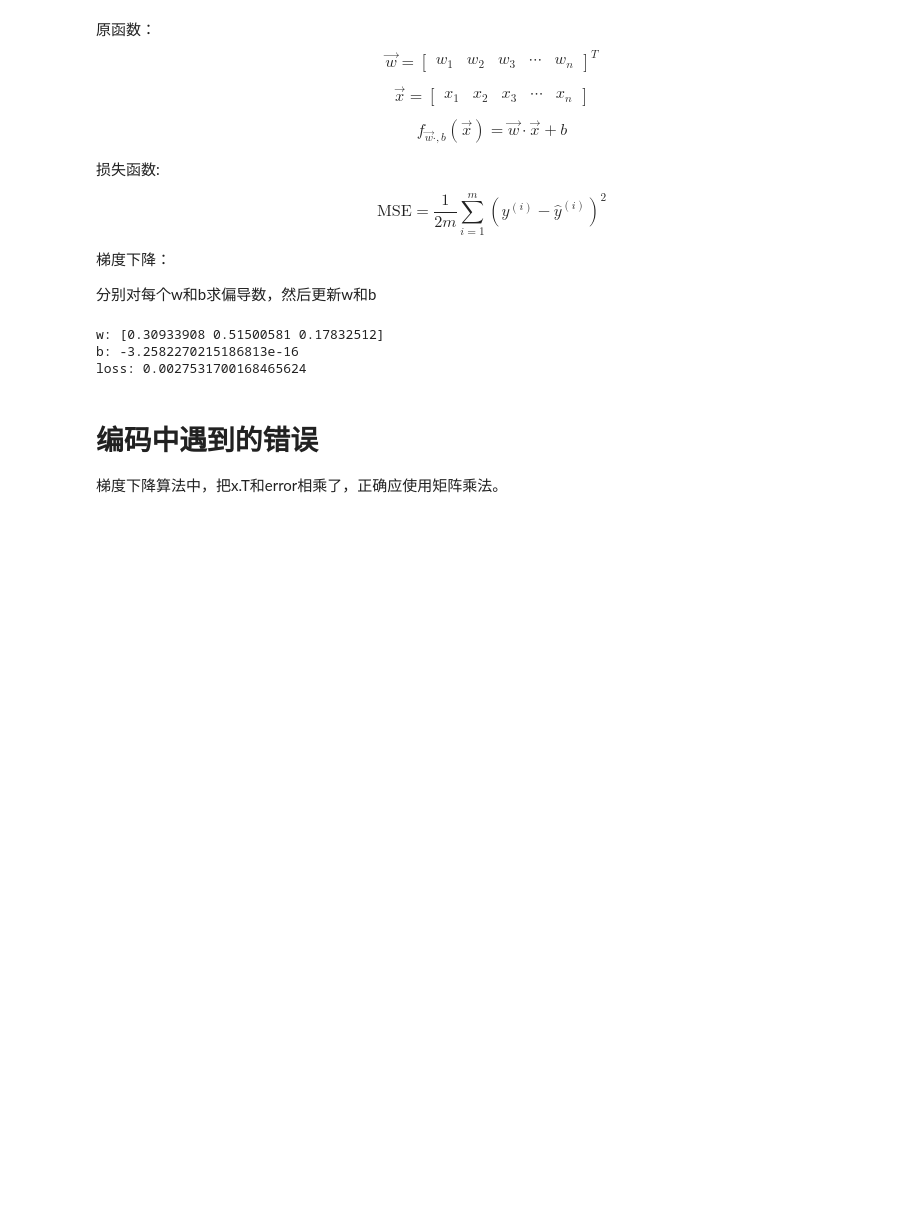
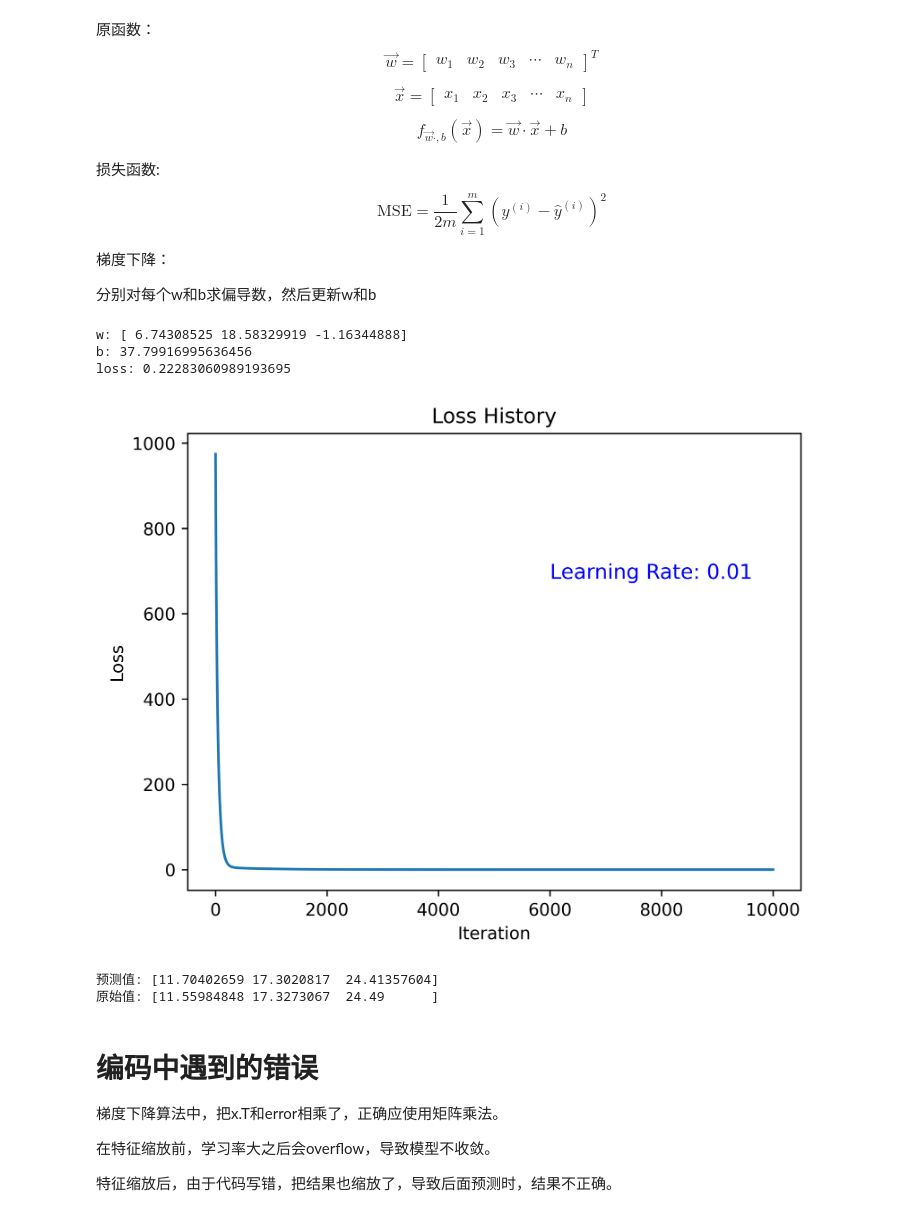
Before and after one commit to lWolvesl/AI-learning, a Jupyter notebook: lab/2_liner-regression-multiply.ipynb, the cells around one changed output. Cells and saved outputs as stored; diff of their text form; code cells hidden in the pictures; blank space fills up the shorter version.

```diff
--- a/lab/2_liner-regression-multiply.ipynb
+++ b/lab/2_liner-regression-multiply.ipynb
@@ -18,14 +19,12 @@ def generate_data():
     w = np.array([1.35, 0.75, 2.1])  # 权重
     b = 2.89  # 偏置
     x_min = 1
-    x_max = 8
+    x_max = 9
     x = np.linspace(x_min, x_max, 10) # 均匀分布
     X = np.array([x, x**2, np.sqrt(x)])  # 特征矩阵3x10
     y = np.dot(w, X) + b # 1x10 一维向量不区分行向量和列向量
     y += np.random.normal(scale=0.5, size=y.shape)
     data = np.column_stack((X.T, y)) # 10x4
-    scaler = StandardScaler()
-    data = scaler.fit_transform(data)
     return data
 
 # 保存数据
@@ -69,12 +69,15 @@ $$
 
 分别对每个w和b求偏导数，然后更新w和b
 # %%
+
+
 # 定义损失函数
 def compute_loss(w, b):
     return np.sum((y - (np.dot(w, x.T) + b)) ** 2) / (2 * m)   # w 1x3 x.T 3x10 y 1x10 y-np.dot(w, x.T) 1x10 sum=number
 
 # 定义梯度下降
 def gradient_descent(w, b, alpha, num_iter):
+    loss_history = []
     for _ in range(num_iter):
         error = y - np.dot(w, x.T) - b # 1x10
         # 计算梯度
@@ -83,29 +86,71 @@ def gradient_descent(w, b, alpha, num_iter):
         # 更新w和b
         w -= alpha * dw
         b -= alpha * db
-    return w, b
+        loss_history.append(compute_loss(w, b))
+    return w, b, loss_history
 # %%
-# 主函数
 if __name__ == "__main__":
-    # 初始化w和b
+        # 初始化w和b
     w = np.zeros(x.shape[1])
     b = 0.0
     # 设置学习率
     alpha = 0.01
     # 设置迭代次数
-    num_iter = 1000
+    num_iter = 10000
+    x = scaler.fit_transform(x) # 特征缩放
     # 进行梯度下降
-    w,b = gradient_descent(w,b,alpha,num_iter)
+    w, b, loss_history = gradient_descent(w, b, alpha, num_iter)
     print("w:", w)
     print("b:", b)
+
     # 计算损失
-    loss = compute_loss(w,b)
+    loss = compute_loss(w, b)
     print("loss:", loss)
+
+    # 绘制
+    plt.figure(dpi=600)
+    plt.plot(range(num_iter), loss_history)
+    plt.xlabel('Iteration')
+    plt.ylabel('Loss')
+    plt.title('Loss History')
+    # 显示学习率
+    plt.text(num_iter * 0.6, max(loss_history) * 0.7, f'Learning Rate: {alpha}', fontsize=12, color='blue')
+
+    plt.show()
 # %% [output]
-w: [0.30933908 0.51500581 0.17832512]
-b: -3.2582270215186813e-16
-loss: 0.0027531700168465624
+w: [ 6.74308525 18.58329919 -1.16344888]
+b: 37.79916995636456
+loss: 0.22283060989193695
+[figure, added]
+# %%
+# 预测
+def predict(x, w, b):
+    x_scaled = scaler.transform(x)
+    y = np.dot(w, x_scaled.T) + b
+    return y
+
+def original_predict(x):
+    w = np.array([1.35, 0.75, 2.1])
+    b = 2.89
+    return np.dot(w, x.T) + b
+
+x_new = np.array([
+    [2, 4, np.sqrt(2)],
+    [3, 9, np.sqrt(3)],
+    [4, 16, np.sqrt(4)]
+])
+y_pred = predict(x_new, w, b)
+print("预测值:", y_pred)
+y_pred_original = original_predict(x_new)
+print("原始值:", y_pred_original)
+# %% [output]
+预测值: [11.70402659 17.3020817  24.41357604]
+原始值: [11.55984848 17.3273067  24.49      ]
 # %% [markdown]
 # 编码中遇到的错误
 
 梯度下降算法中，把x.T和error相乘了，正确应使用矩阵乘法。
+
+在特征缩放前，学习率大之后会overflow，导致模型不收敛。
+
+特征缩放后，由于代码写错，把结果也缩放了，导致后面预测时，结果不正确。
```
Also changed, not shown: parts of 3 cells of this notebook, 5 other files.
